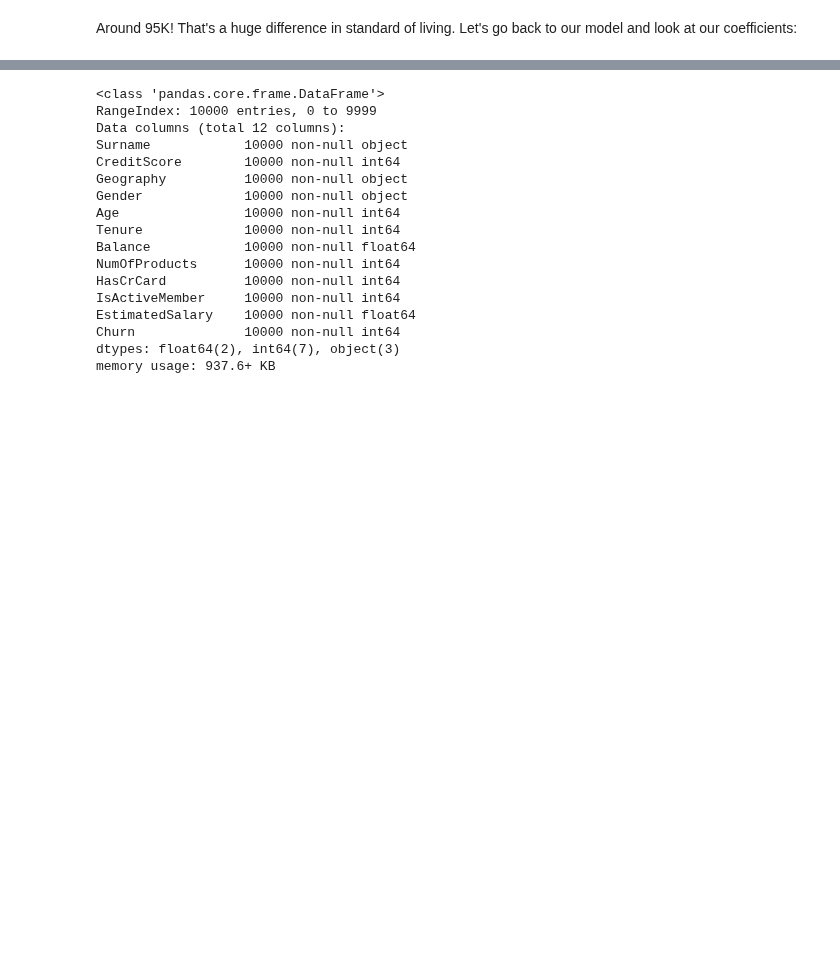
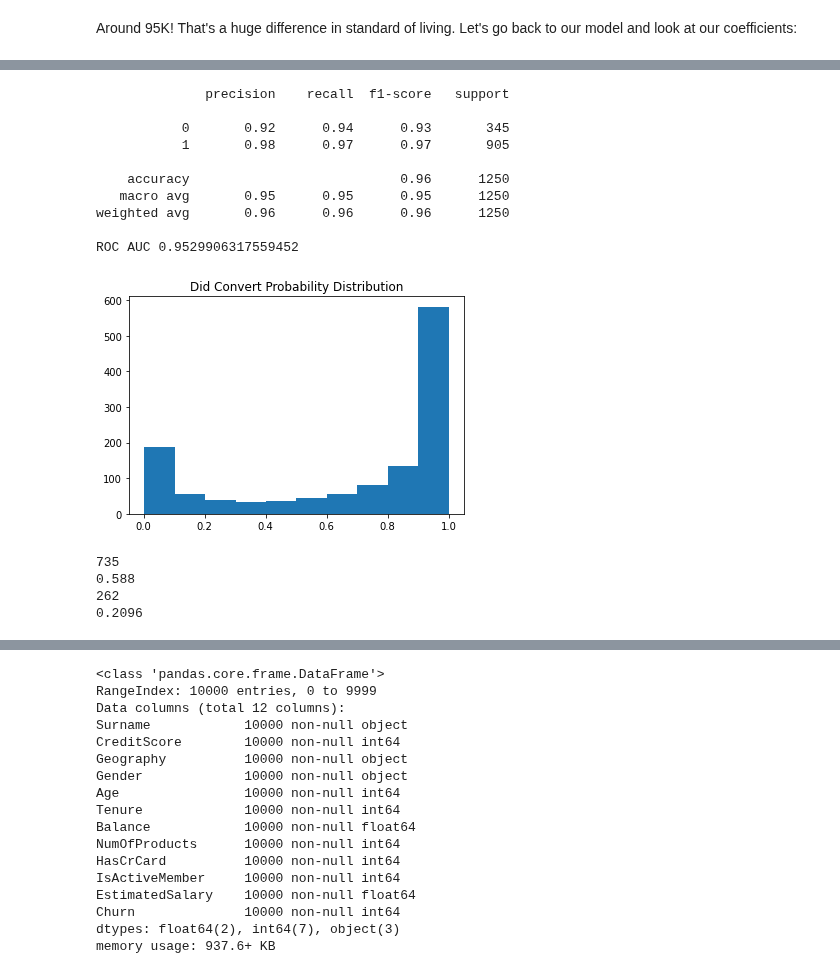
Before and after one commit to EricSchles/datascience_book, a Jupyter notebook: Applying Classification - 05.ipynb, the cells around one changed output, grey strips where cells are left out. Cells and saved outputs as stored; diff of their text form; code cells hidden in the pictures; blank space fills up the shorter version.

```diff
--- a/Applying Classification - 05.ipynb
+++ b/Applying Classification - 05.ipynb
@@ -378,0 +378,52 @@ To get this part of the notebook to run, you'll need to download and unzip the d
+# %%
+from sklearn.linear_model import LogisticRegression
+from sklearn.model_selection import train_test_split
+from sklearn.metrics import classification_report, roc_auc_score
+import matplotlib.pyplot as plt
+import numpy as np
+
+augmented_df = test_df.copy()
+augmented_y = augmented_df["converted"]
+cols = augmented_df.columns.tolist()
+cols.remove("converted")
+cols.remove("salary")
+augmented_X = augmented_df[cols]
+
+X_train, X_test_augmented, y_train, y_test = train_test_split(
+    augmented_X, augmented_y
+)
+test_clf = LogisticRegression(
+    max_iter=1000, class_weight="balanced",
+    C=100, penalty="l2", solver="liblinear"
+)
+test_clf.fit(X_train, y_train)
+y_pred = test_clf.predict(X_test_augmented)
+print(classification_report(y_test, y_pred))
+print("ROC AUC", roc_auc_score(y_test, y_pred))
+plt.hist(test_clf.predict_proba(X_test_augmented).T[1])
+plt.title('Did Convert Probability Distribution')
+plt.show()
+# %% [output]
+              precision    recall  f1-score   support
+
+           0       0.92      0.94      0.93       345
+           1       0.98      0.97      0.97       905
+
+    accuracy                           0.96      1250
+   macro avg       0.95      0.95      0.95      1250
+weighted avg       0.96      0.96      0.96      1250
+
+ROC AUC 0.9529906317559452
+[figure, added]
+# %%
+class_one = test_clf.predict_proba(X_test_augmented).T[1]
+print(len(class_one[class_one > 0.7]))
+print(len(class_one[class_one > 0.7])/len(class_one))
+
+print(len(class_one[class_one < 0.3]))
+print(len(class_one[class_one < 0.3])/len(class_one))
+# %% [output]
+735
+0.588
+262
+0.2096
```
Also changed, not shown: parts of 40 cells of this notebook.
